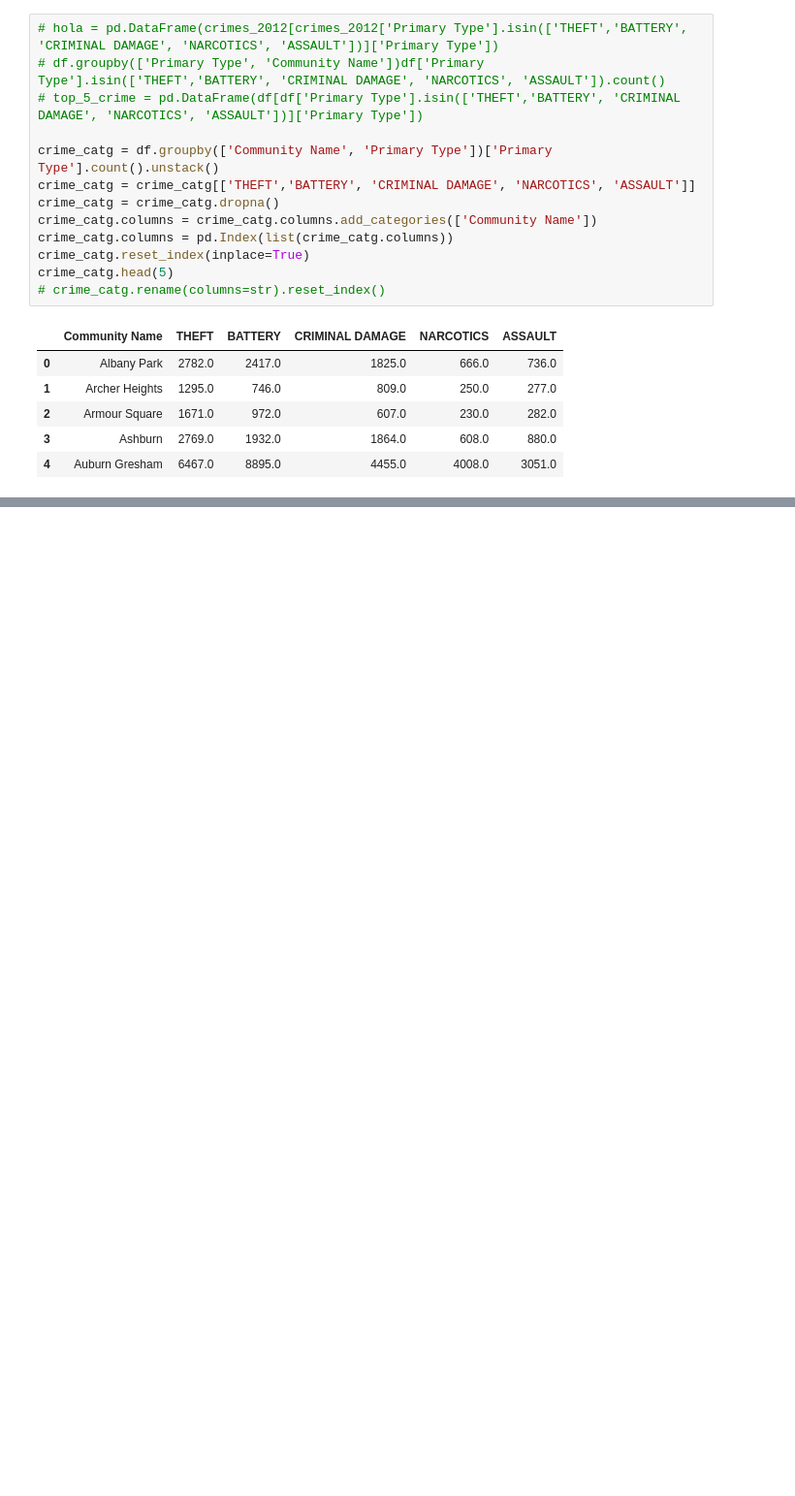
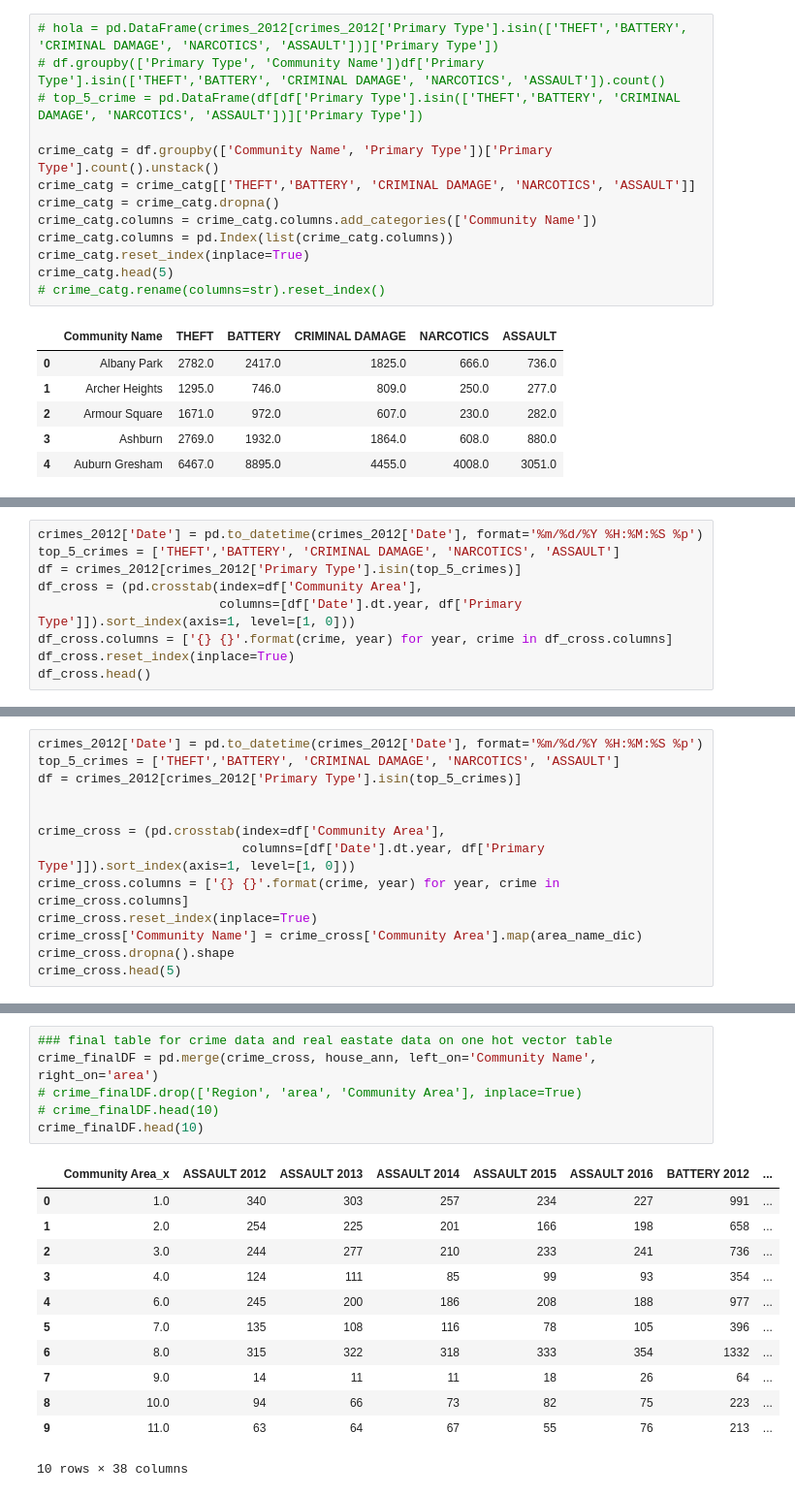
Before and after one commit to uic-cs418/Real-estate-price-prediction-using-Chicago-crime-data, a Jupyter notebook: Crime+real estate Regression Analysis .ipynb, the cells around one changed output, grey strips where cells are left out. Shown: that part at 97% size. Cells and saved outputs as stored; diff of their text form; blank space fills up the shorter version.

```diff
--- a/Crime+real estate Regression Analysis .ipynb
+++ b/Crime+real estate Regression Analysis .ipynb
@@ -439,0 +429,9 @@ final_df
+# %%
+crimes_2012['Date'] = pd.to_datetime(crimes_2012['Date'], format='%m/%d/%Y %H:%M:%S %p')
+top_5_crimes = ['THEFT','BATTERY', 'CRIMINAL DAMAGE', 'NARCOTICS', 'ASSAULT']
+df = crimes_2012[crimes_2012['Primary Type'].isin(top_5_crimes)]
+df_cross = (pd.crosstab(index=df['Community Area'],
+                        columns=[df['Date'].dt.year, df['Primary Type']]).sort_index(axis=1, level=[1, 0]))
+df_cross.columns = ['{} {}'.format(crime, year) for year, crime in df_cross.columns]
+df_cross.reset_index(inplace=True)
+df_cross.head()
@@ -439,0 +446,13 @@ final_df
+# %%
+crimes_2012['Date'] = pd.to_datetime(crimes_2012['Date'], format='%m/%d/%Y %H:%M:%S %p')
+top_5_crimes = ['THEFT','BATTERY', 'CRIMINAL DAMAGE', 'NARCOTICS', 'ASSAULT']
+df = crimes_2012[crimes_2012['Primary Type'].isin(top_5_crimes)]
+
+
+crime_cross = (pd.crosstab(index=df['Community Area'],
+                           columns=[df['Date'].dt.year, df['Primary Type']]).sort_index(axis=1, level=[1, 0]))
+crime_cross.columns = ['{} {}'.format(crime, year) for year, crime in crime_cross.columns]
+crime_cross.reset_index(inplace=True)
+crime_cross['Community Name'] = crime_cross['Community Area'].map(area_name_dic)
+crime_cross.dropna().shape
+crime_cross.head(5)
@@ -439,0 +467,19 @@ final_df
+# %%
+### final table for crime data and real eastate data on one hot vector table
+crime_finalDF = pd.merge(crime_cross, house_ann, left_on='Community Name', right_on='area')
+# crime_finalDF.drop(['Region', 'area', 'Community Area'], inplace=True)
+# crime_finalDF.head(10)
+crime_finalDF.head(10)
+# %% [output]
+|  | Community Area_x | ASSAULT 2012 | ASSAULT 2013 | ASSAULT 2014 | ASSAULT 2015 | ASSAULT 2016 | BATTERY 2012 | ... |
+| 0 | 1.0 | 340 | 303 | 257 | 234 | 227 | 991 | ... |
+| 1 | 2.0 | 254 | 225 | 201 | 166 | 198 | 658 | ... |
+| 2 | 3.0 | 244 | 277 | 210 | 233 | 241 | 736 | ... |
+| 3 | 4.0 | 124 | 111 | 85 | 99 | 93 | 354 | ... |
+| 4 | 6.0 | 245 | 200 | 186 | 208 | 188 | 977 | ... |
+| 5 | 7.0 | 135 | 108 | 116 | 78 | 105 | 396 | ... |
+| 6 | 8.0 | 315 | 322 | 318 | 333 | 354 | 1332 | ... |
+| 7 | 9.0 | 14 | 11 | 11 | 18 | 26 | 64 | ... |
+| 8 | 10.0 | 94 | 66 | 73 | 82 | 75 | 223 | ... |
+| 9 | 11.0 | 63 | 64 | 67 | 55 | 76 | 213 | ... |
+10 rows × 38 columns
```
Also changed, not shown: parts of 4 cells of this notebook, 1 other file.
